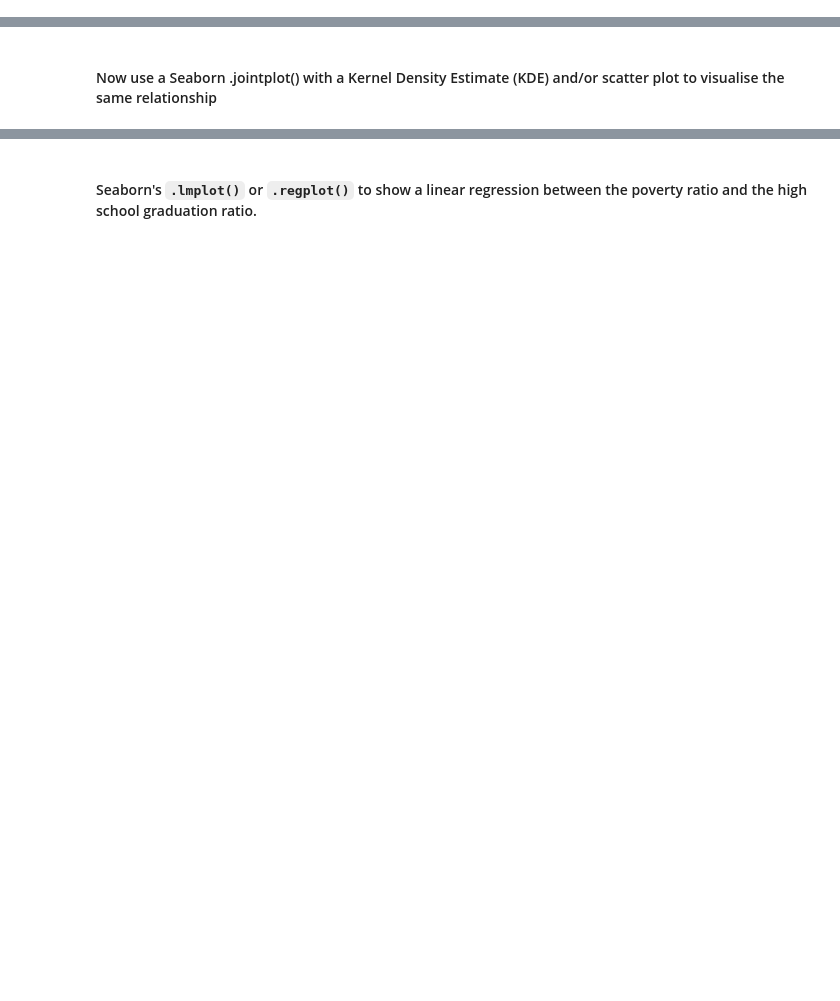
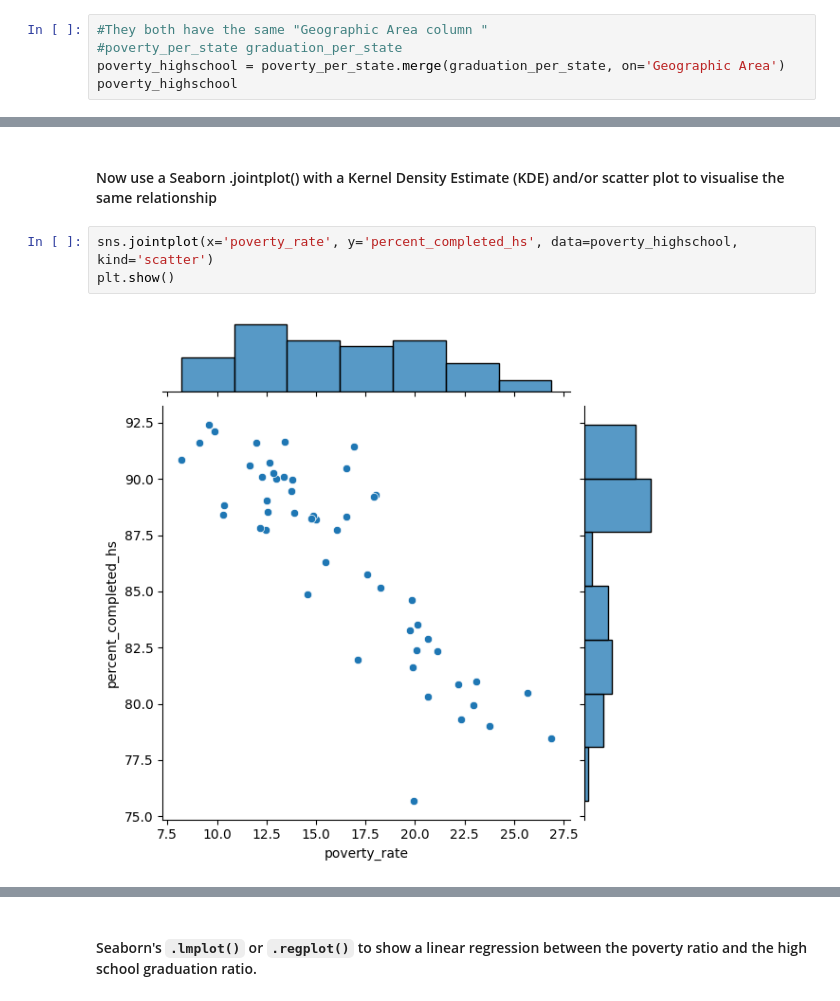
Before and after one commit to JustAnotherHeroRiding/day-99-Deaths-Involving-the-police-in-the-US, a Jupyter notebook: Fatal_Force_(start).ipynb, the cells around one changed output, grey strips where cells are left out. Saved outputs shown, nothing was run; the diff lists cells and outputs as text; blank space fills up the shorter version.

```diff
--- a/Fatal_Force_(start).ipynb
+++ b/Fatal_Force_(start).ipynb
@@ -70,3 +220,8 @@ Show the High School Graduation Rate in ascending order of US States. Which stat
 # Visualise the Relationship between Poverty Rates and High School Graduation Rates
 
 #### Create a line chart with two y-axes to show if the rations of poverty and high school graduation move together.
+# %%
+#They both have the same "Geographic Area column "
+#poverty_per_state graduation_per_state
+poverty_highschool = poverty_per_state.merge(graduation_per_state, on='Geographic Area')
+poverty_highschool
@@ -73,2 +268,7 @@ Show the High School Graduation Rate in ascending order of US States. Which stat
 # %% [markdown]
 #### Now use a Seaborn .jointplot() with a Kernel Density Estimate (KDE) and/or scatter plot to visualise the same relationship
+# %%
+sns.jointplot(x='poverty_rate', y='percent_completed_hs', data=poverty_highschool, kind='scatter')
+plt.show()
+# %% [output]
+[figure, added]
```
Also changed, not shown: parts of 21 cells of this notebook.
